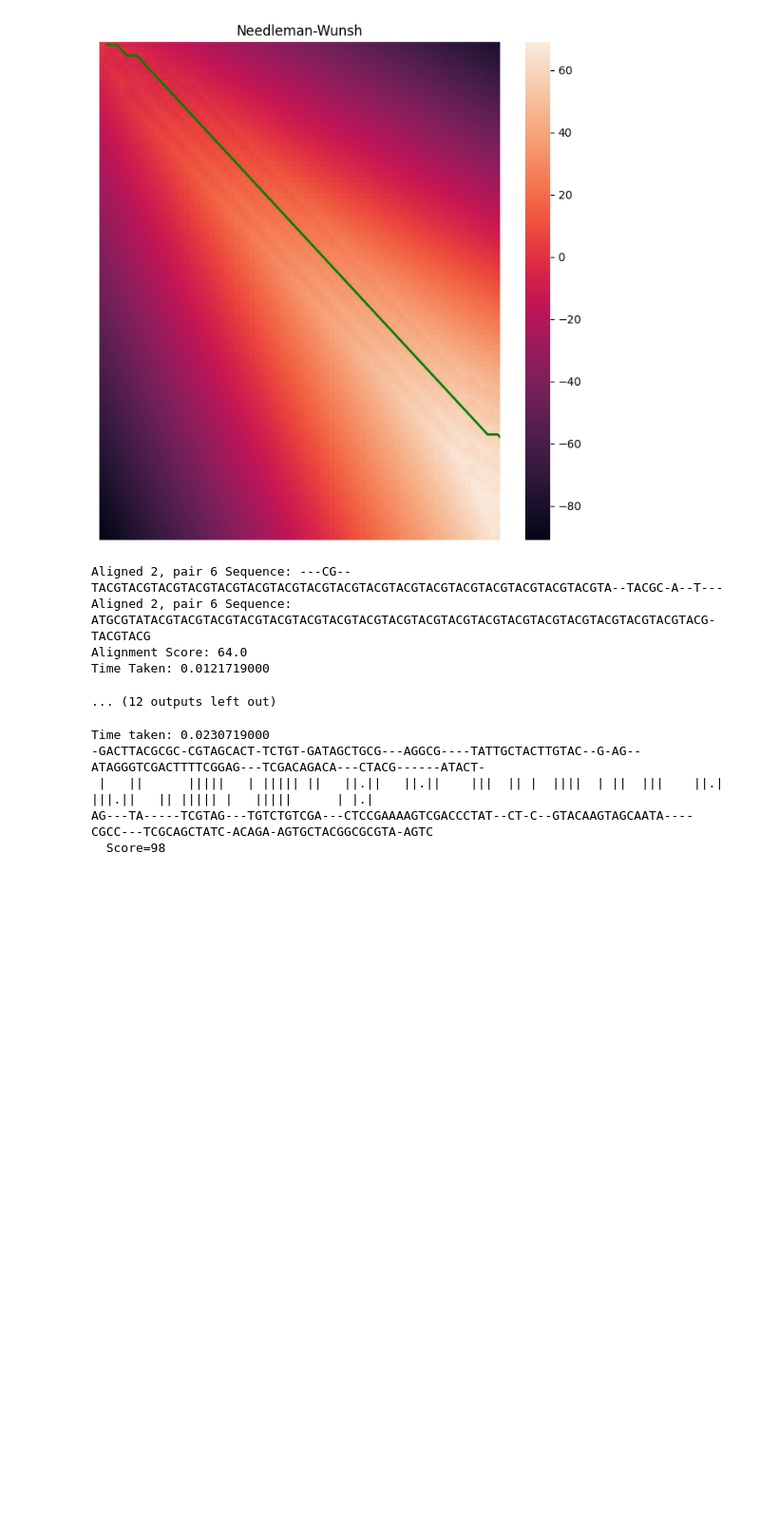
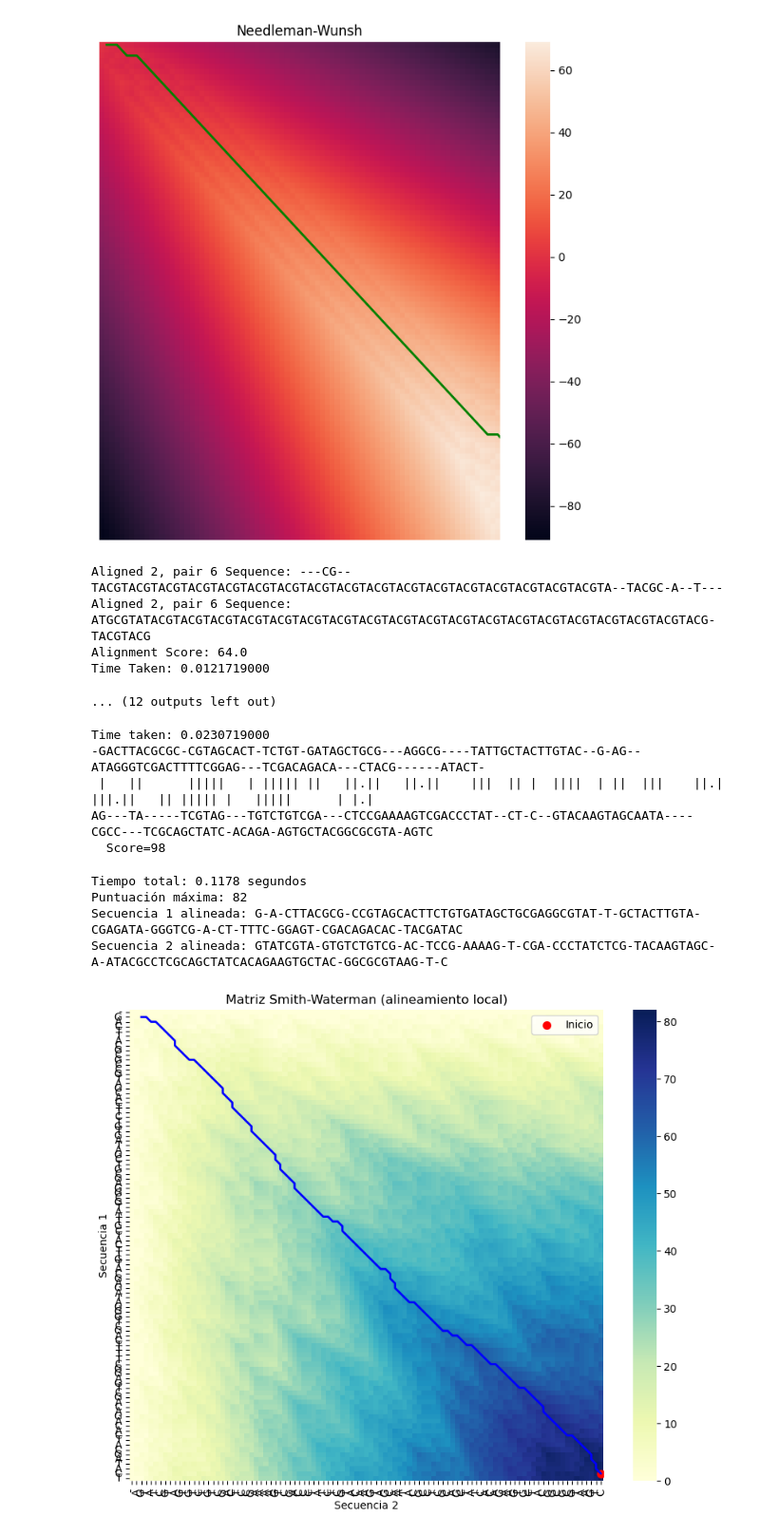
Before and after one commit to aiko-isnt-ded/dna_sequence_alignment, a Jupyter notebook: report_helper.ipynb, the cells around one changed output. Shown at 95% size. Cells and saved outputs as stored; diff of their text form; code cells hidden in the pictures; blank space fills up the shorter version.

Commit message:
First test on the smith algorithm :P

```diff
--- a/report_helper.ipynb
+++ b/report_helper.ipynb
@@ -100,3 +100,14 @@ Time taken: 0.0230719000
  |   ||      |||||   | ||||| ||   ||.||   ||.||    |||  || |  ||||  | ||  |||    ||.|   |||.||   || ||||| |   |||||      | |.|
 AG---TA-----TCGTAG---TGTCTGTCGA---CTCCGAAAAGTCGACCCTAT--CT-C--GTACAAGTAGCAATA----CGCC---TCGCAGCTATC-ACAGA-AGTGCTACGGCGCGTA-AGTC
   Score=98
+# %%
+from alignment import smith_waterman
+a = smith_waterman("GACTTACGCGCCGTAGCACTTCTGTGATAGCTGCGAGGCGTATTGCTACTTGTACGAGATAGGGTCGACTTTTCGGAGTCGACAGACACTACGATACT",
+                             "AGTATCGTAGTGTCTGTCGACTCCGAAAAGTCGACCCTATCTCGTACAAGTAGCAATACGCCTCGCAGCTATCACAGAAGTGCTACGGCGCGTAAGTC",
+                             2,-1,-1)
+# %% [output]
+Tiempo total: 0.1178 segundos
+Puntuación máxima: 82
+Secuencia 1 alineada: G-A-CTTACGCG-CCGTAGCACTTCTGTGATAGCTGCGAGGCGTAT-T-GCTACTTGTA-CGAGATA-GGGTCG-A-CT-TTTC-GGAGT-CGACAGACAC-TACGATAC
+Secuencia 2 alineada: GTATCGTA-GTGTCTGTCG-AC-TCCG-AAAAG-T-CGA-CCCTATCTCG-TACAAGTAGC-A-ATACGCCTCGCAGCTATCACAGAAGTGCTAC-GGCGCGTAAG-T-C
+[figure, added]
```
